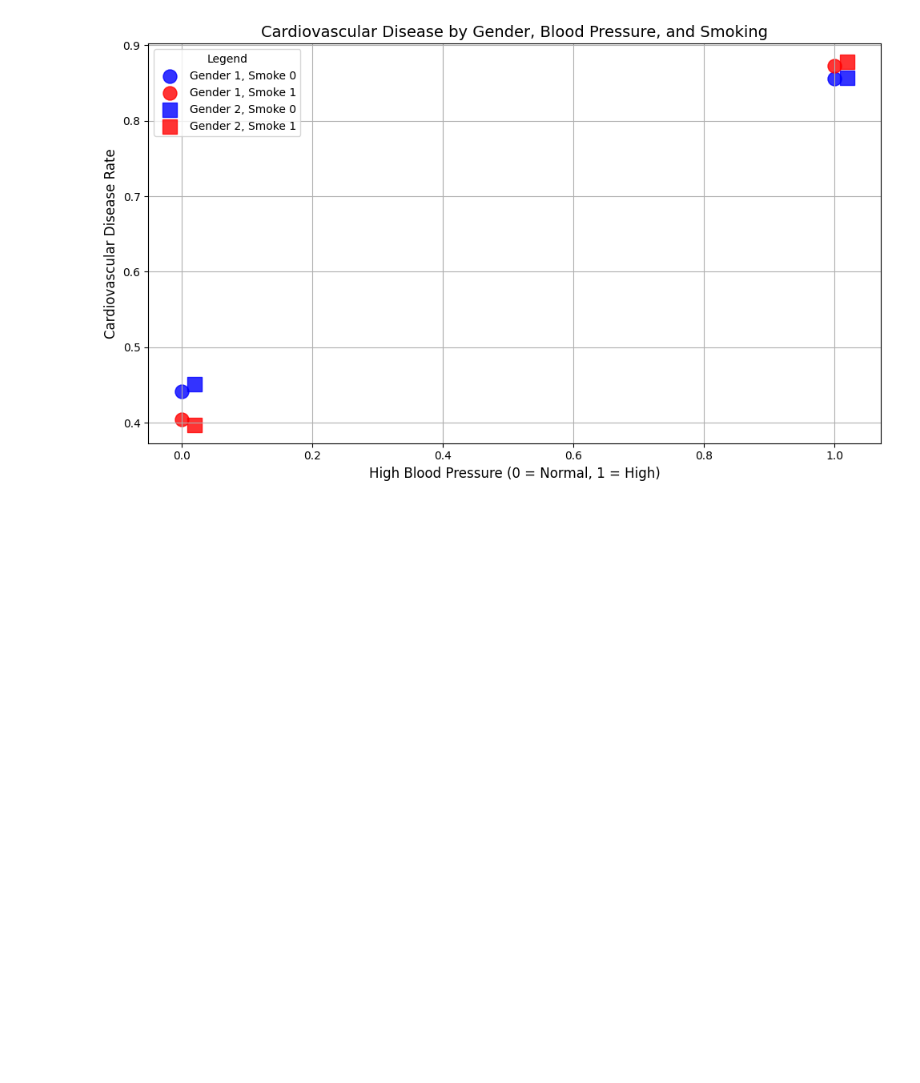
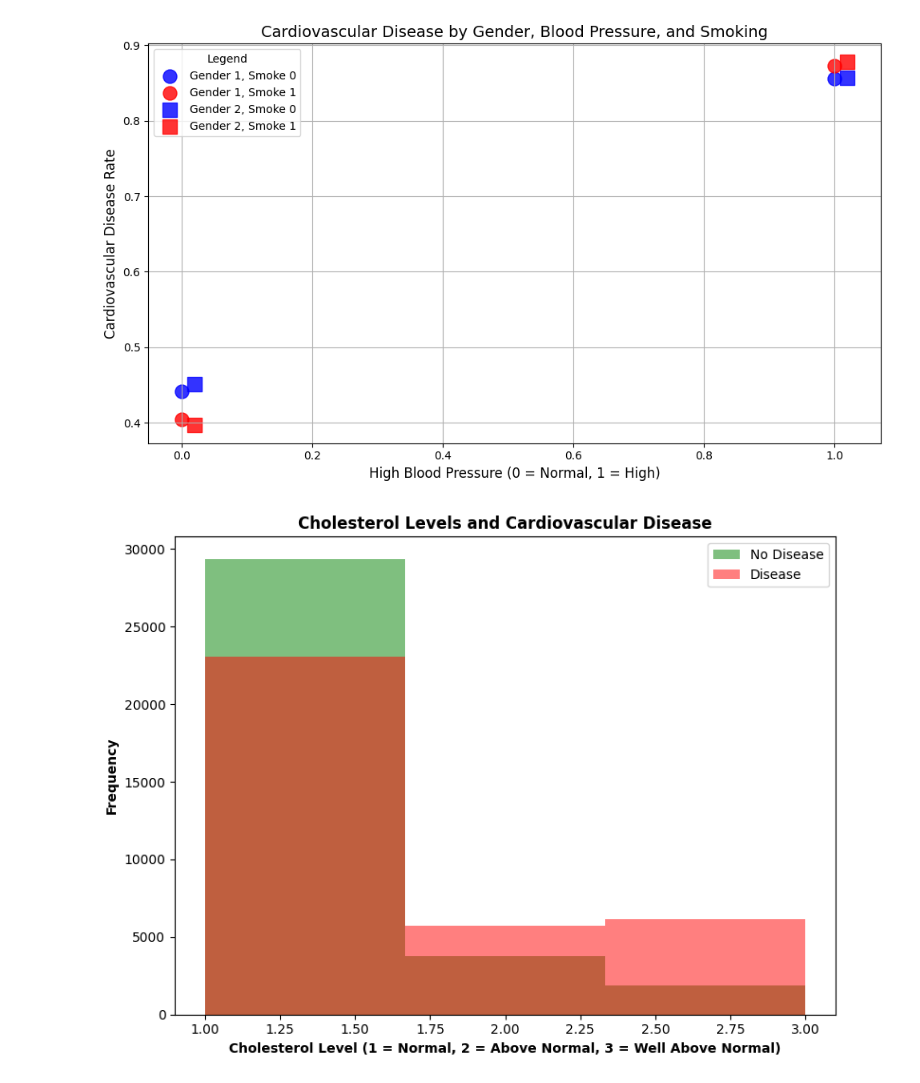
Before and after one commit to Almas-21321012/Anamika-21321012-Munwar-21070440_Team-Assignment-02_, a Jupyter notebook: business_report.ipynb, the cells around one changed output. Cells and saved outputs as stored; diff of their text form; code cells hidden in the pictures; blank space fills up the shorter version.

```diff
--- a/business_report.ipynb
+++ b/business_report.ipynb
@@ -323,3 +353,18 @@ plt.tight_layout()
 plt.show()
 # %% [output]
 [figure]
+# %%
+# Plot histograms for cholesterol levels in people with and without cardiovascular disease
+plt.figure(figsize=(8,6))
+plt.hist(df_clean[df_clean['cardio'] == 0]['cholesterol'], bins=3, alpha=0.5, label='No Disease', color='green')
+plt.hist(df_clean[df_clean['cardio'] == 1]['cholesterol'], bins=3, alpha=0.5, label='Disease', color='red')
+
+# Add labels, title, and legend
+plt.title('Cholesterol Levels and Cardiovascular Disease', fontweight='bold')
+plt.xlabel('Cholesterol Level (1 = Normal, 2 = Above Normal, 3 = Well Above Normal)', fontweight='bold')
+plt.ylabel('Frequency', fontweight='bold')
+plt.legend()
+plt.tight_layout()
+plt.show()
+# %% [output]
+[figure, added]
```
Also changed, not shown: parts of 7 cells of this notebook.
